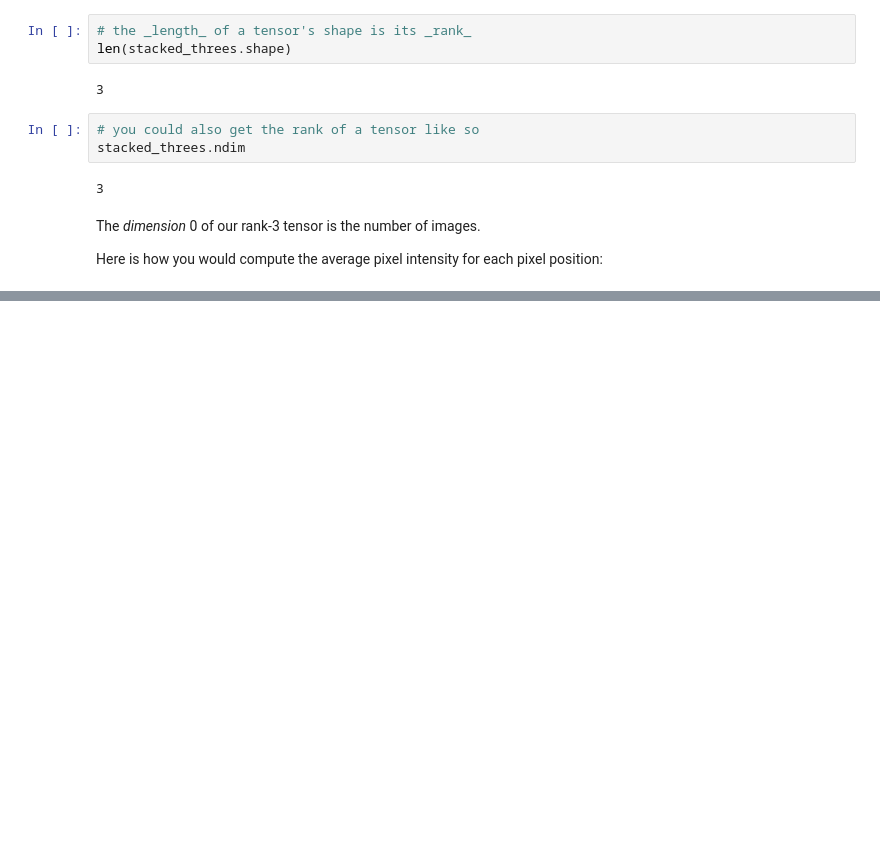
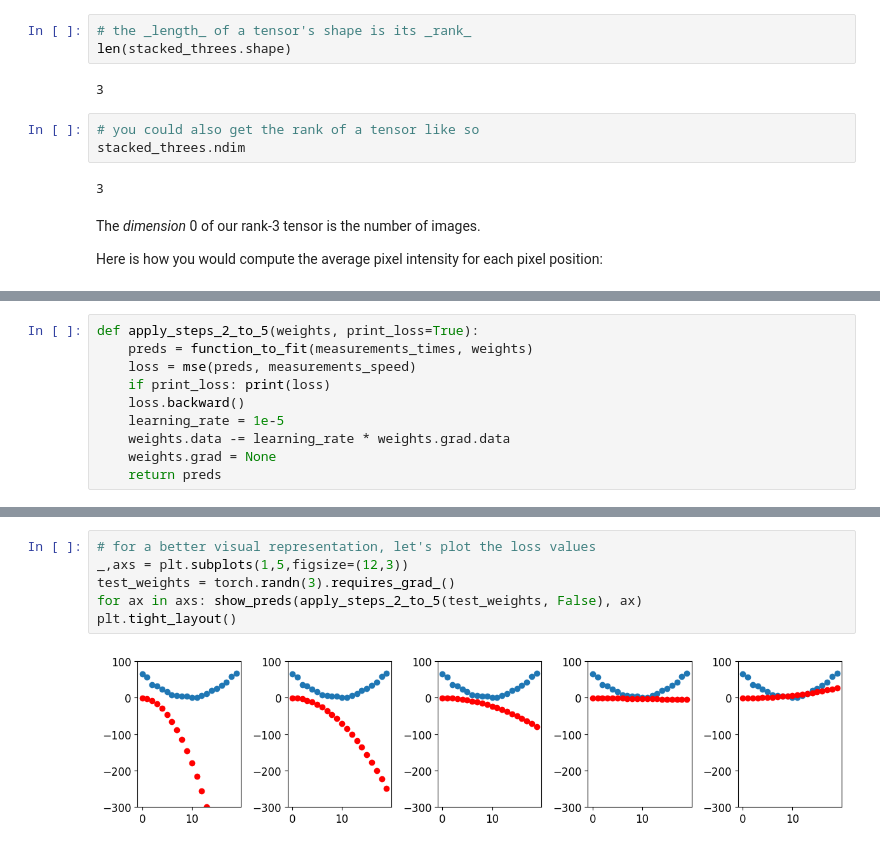
Before and after one commit to yactouat/learning_AI, a Jupyter notebook: notebooks/digits-classifier/digits-classifier.ipynb, the cells around one changed output, grey strips where cells are left out. Saved outputs shown, nothing was run; the diff lists cells and outputs as text; blank space fills up the shorter version.

```diff
--- a/notebooks/digits-classifier/digits-classifier.ipynb
+++ b/notebooks/digits-classifier/digits-classifier.ipynb
@@ -198,0 +721,10 @@ show_image(mean7)
+# %%
+def apply_steps_2_to_5(weights, print_loss=True):
+    preds = function_to_fit(measurements_times, weights)
+    loss = mse(preds, measurements_speed)
+    if print_loss: print(loss)
+    loss.backward()
+    learning_rate = 1e-5
+    weights.data -= learning_rate * weights.grad.data
+    weights.grad = None
+    return preds
@@ -198,0 +748,8 @@ show_image(mean7)
+# %%
+# for a better visual representation, let's plot the loss values
+_,axs = plt.subplots(1,5,figsize=(12,3))
+test_weights = torch.randn(3).requires_grad_()
+for ax in axs: show_preds(apply_steps_2_to_5(test_weights, False), ax)
+plt.tight_layout()
+# %% [output]
+[figure, added]
```
Also changed, not shown: parts of 72 cells of this notebook.
